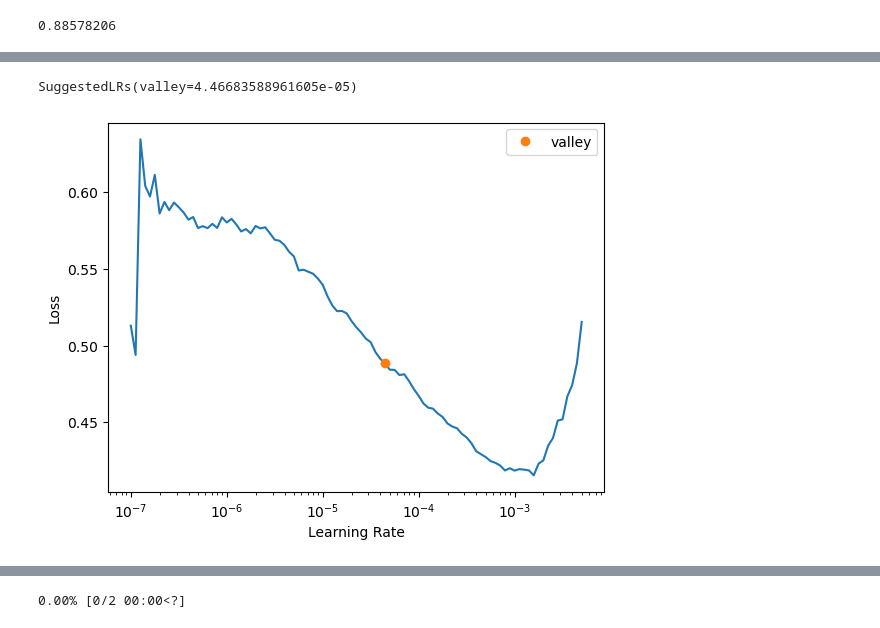
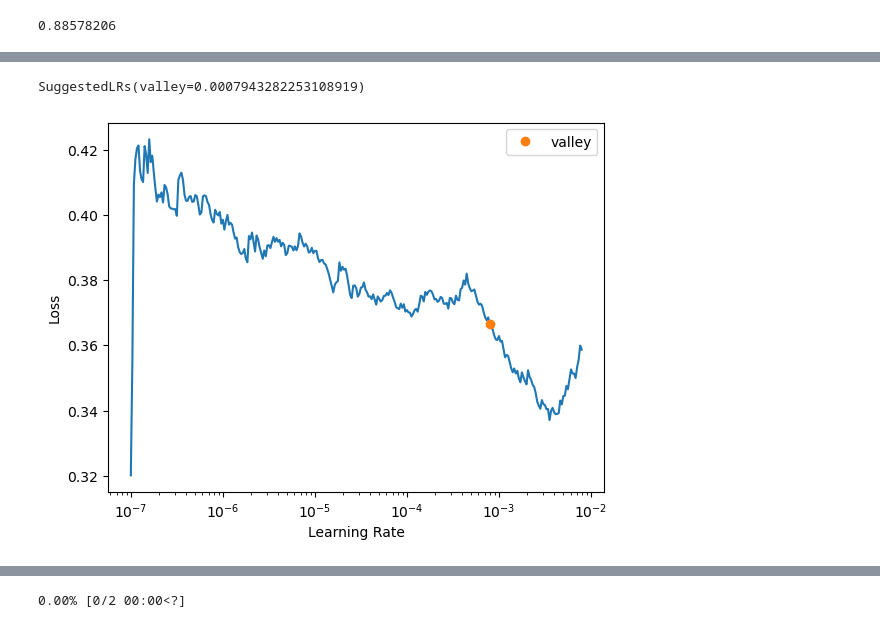
Before and after one commit to leroybird/LEAP-ClimSim, a Jupyter notebook: train.ipynb, the cells around one changed output, grey strips where cells are left out. Saved outputs shown, nothing was run; the diff lists cells and outputs as text; code cells hidden in the pictures.

```diff
--- a/train.ipynb
+++ b/train.ipynb
@@ -231,8 +228,8 @@ valid_loader = fv.DataLoader(val_ds, batch_size=bs, drop_last=True,
 #net = torch.compile(net)
 dls = fv.DataLoaders(train_loader, valid_loader).to('cuda')
 # %%
-net = NetMLP(NUM_2D_FEAT, NUM_VERT_FEAT, NUM_2D_FEAT_Y, NUM_VERT_FEAT_Y, #frac_idxs=None,
-          dim=2048, depth=10)
+net = Net(NUM_2D_FEAT, NUM_VERT_FEAT, NUM_2D_FEAT_Y, NUM_VERT_FEAT_Y, frac_idxs=None,
+          dim=512, depth=2)
 #net(batch[0])
 # %%
 net = torch.compile(net)
@@ -268,7 +265,8 @@ def r_squared(pred, tar, mask=None):
 #net.load_state_dict(temp_data['model'])#.keys()
 # %%
 learn = fv.Learner(dls, net, loss_func=nn.HuberLoss(delta=10.0), metrics=[fv.mae, fv.mse, r_squared], #nn.HuberLoss(delta=2.0)
-                   wd=0.001, opt_func=fv.ranger, cbs=[fv.SaveModelCallback(monitor='mse'), fv.GradientClip()]).to_fp16()#.load('model_temp') #fv.SaveModelCallback(monitor='r_squared', comp=np.greater,)
+                   wd=0.001, opt_func=fv.ranger, cbs=[fv.SaveModelCallback(monitor='r_squared', comp=np.greater,)
+                                                      , fv.GradientClip()]).to_fp16()#.load('model_temp') #fv.SaveModelCallback(monitor='r_squared', comp=np.greater,)
 # %%
 learn.summary()
 # %% [output]
@@ -291,8 +289,8 @@ Dropout
   - ProgressCallback
   - SaveModelCallback
 # %%
-learn.lr_find(num_it=100, end_lr=1e-2)
+learn.lr_find(num_it=300, end_lr=1e-2)
 # %% [output]
 [interactive output not drawn]
-SuggestedLRs(valley=4.46683588961605e-05)
+SuggestedLRs(valley=0.0007943282253108919)
-[figure, old version]
+[figure, new version]
```
Also changed, not shown: parts of 6 cells of this notebook, 3 other files.
